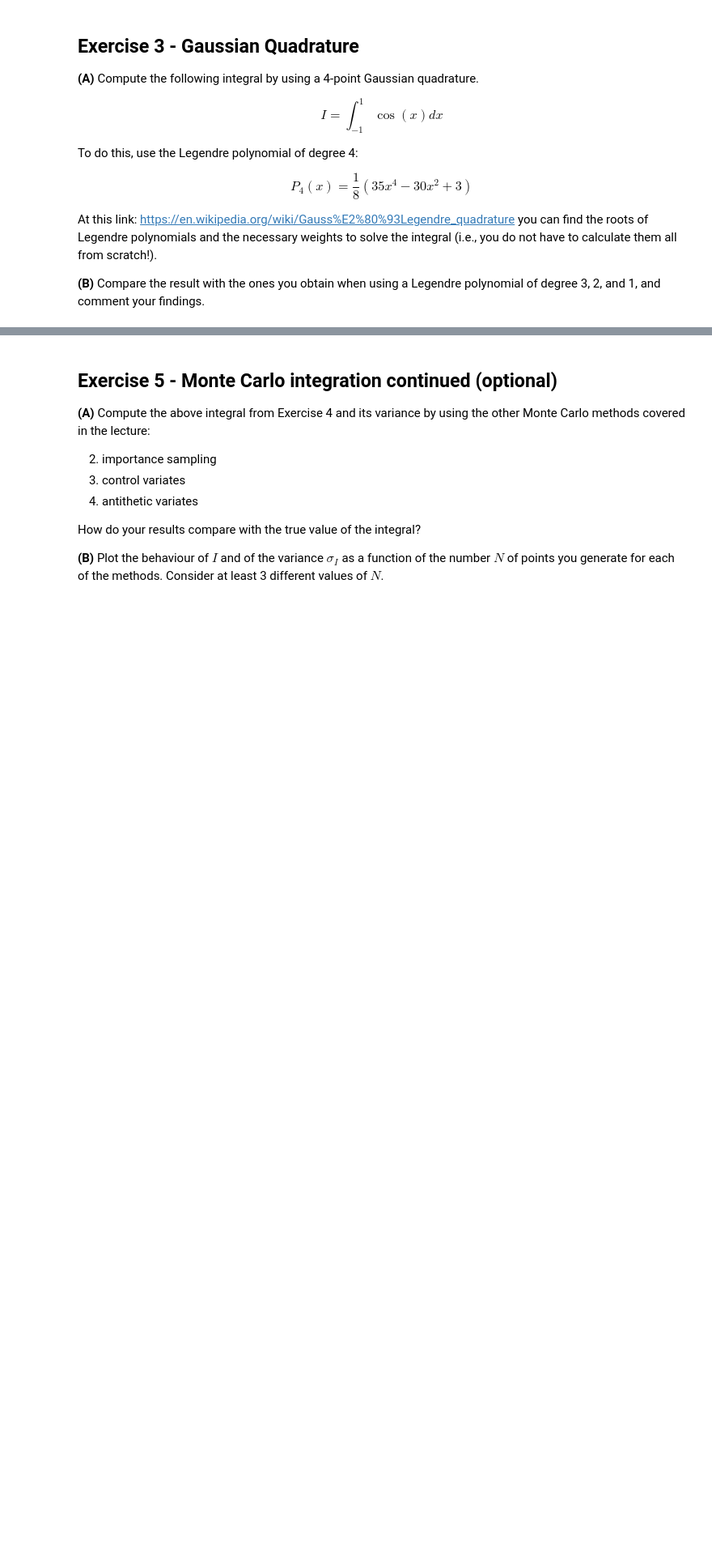
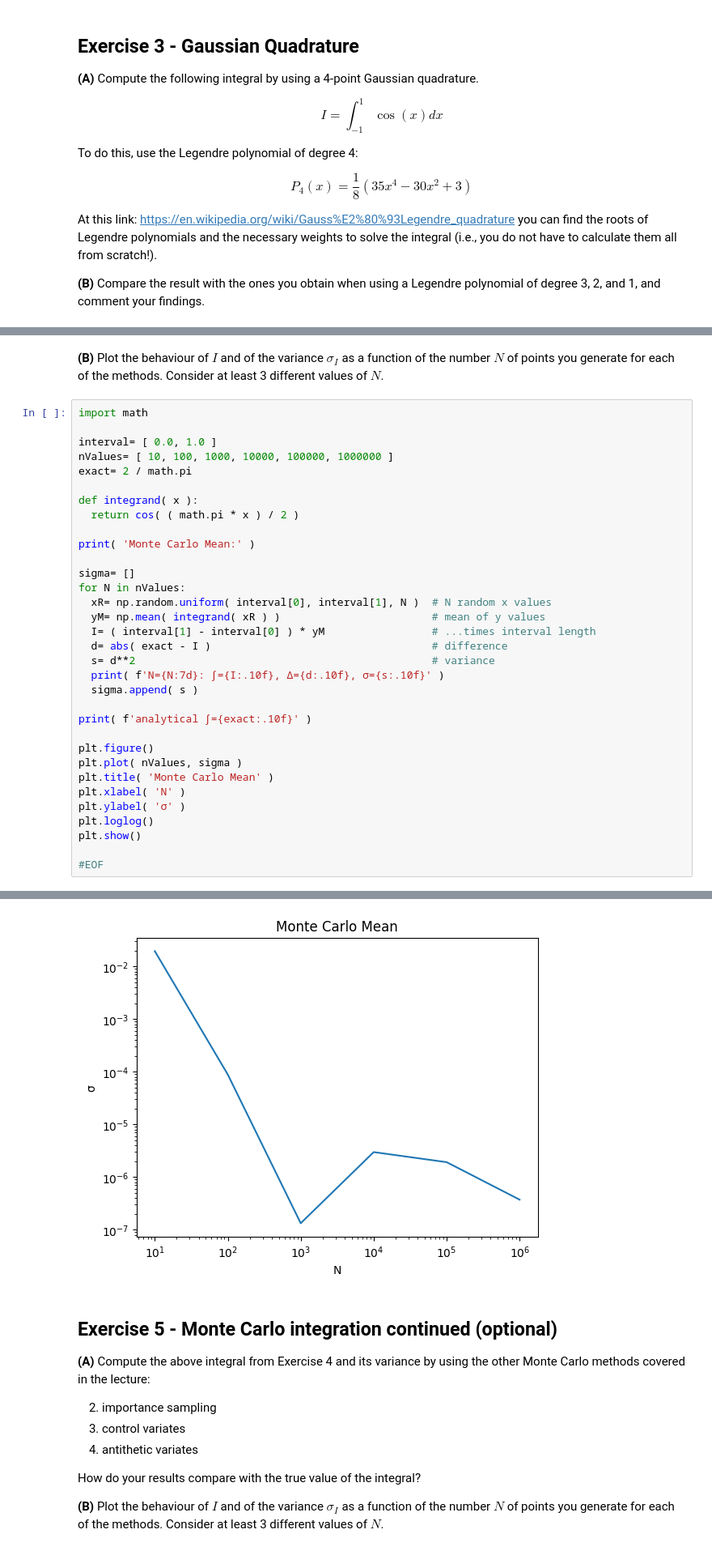
Before and after one commit to ThomasSchallar/NUM, a Jupyter notebook: Exercise Sheet 5.ipynb, the cells around one changed output, grey strips where cells are left out. Shown at 81% size. Drawn from its saved outputs; the diff is of its cells as text; blank space fills up the shorter version.

```diff
--- a/Exercise Sheet 5.ipynb
+++ b/Exercise Sheet 5.ipynb
@@ -257,0 +256,36 @@ How do your results compare with the true value of the integral?
+# %% [markdown]
+**(B)** Plot the behaviour of $I$ and of the variance $\sigma_{I}$ as a function of the number $N$ of points you generate for each of the methods. Consider at least 3 different values of $N$.
+# %%
+import math
+
+interval= [ 0.0, 1.0 ]
+nValues= [ 10, 100, 1000, 10000, 100000, 1000000 ]
+exact= 2 / math.pi
+
+def integrand( x ):
+  return cos( ( math.pi * x ) / 2 )
+
+print( 'Monte Carlo Mean:' )
+
+sigma= []
+for N in nValues:
+  xR= np.random.uniform( interval[0], interval[1], N )  # N random x values
+  yM= np.mean( integrand( xR ) )                        # mean of y values
+  I= ( interval[1] - interval[0] ) * yM                 # ...times interval length
+  d= abs( exact - I )                                   # difference
+  s= d**2                                               # variance
+  print( f'N={N:7d}: ∫={I:.10f}, Δ={d:.10f}, σ={s:.10f}' )
+  sigma.append( s )
+
+print( f'analytical ∫={exact:.10f}' )
+
+plt.figure()
+plt.plot( nValues, sigma )
+plt.title( 'Monte Carlo Mean' )
+plt.xlabel( 'N' )
+plt.ylabel( 'σ' )
+plt.loglog()
+plt.show()
+
+#EOF
+# %% [output]
@@ -258,3 +300,4 @@ How do your results compare with the true value of the integral?
+[figure, added]
 # %% [markdown]
 ## Exercise 5 - Monte Carlo integration continued (optional)
 
```
Also changed, not shown: parts of 3 cells of this notebook.
